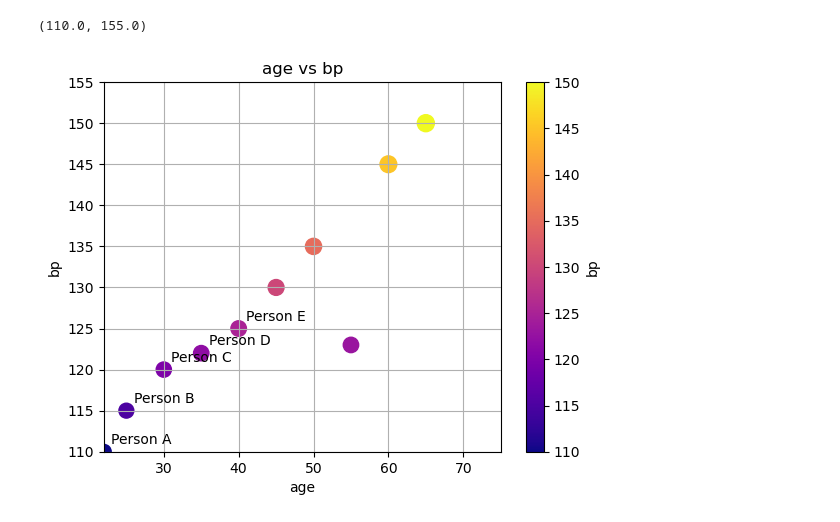
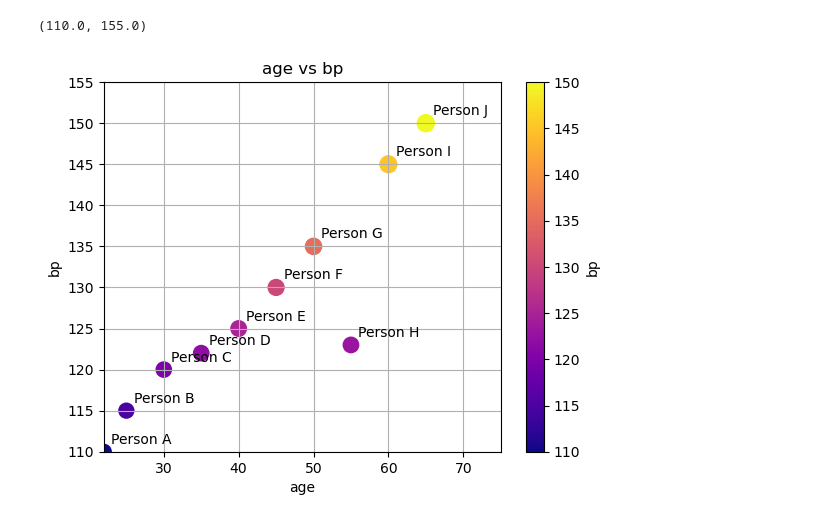
Before and after one commit to ShrutikaDandale/AIML, a Jupyter notebook: Data_Visualization1/Annotation.ipynb, the cells around one changed output. Cells and saved outputs as stored; diff of their text form; code cells hidden in the pictures.

Commit message:
Data Visualization

```diff
--- a/Data_Visualization1/Annotation.ipynb
+++ b/Data_Visualization1/Annotation.ipynb
@@ -2,29 +2,29 @@
 import matplotlib.pyplot as plt
 # %%
 # scatter plots
-people = ["Person A", "Person B", "Person C", "Person D", "Person E", ]
+people = ["Person A", "Person B", "Person C", "Person D", "Person E", "Person F", "Person G", "Person H", "Person I", "Person J"]
 
 age = [22, 25, 30, 35, 40, 45, 50, 55, 60, 65]
 bp = [110, 115, 120, 122, 125, 130, 135, 123, 145, 150]
 
 
 
 # customization on scatter plot
 # colourmap - available on google search for matplotlib colourmqp
 plt.scatter(age, bp, s=bp, cmap="plasma", c=bp) #colour, size=bp, marker=shpe figure, alpha=transparency
 plt.title("age vs bp")
 plt.xlabel("age")
 plt.ylabel("bp")
 
 plt.grid()
 plt.colorbar(label="bp")
 
 # annotation
 for i in range(len(people)):
     plt.annotate(people[i], xy=(age[i], bp[i]), xytext=(age[i]+1, bp[i]+1))
 
 plt.xlim(min(age), max(age)+10)
 plt.ylim(min(bp), max(bp)+5)
 # %% [output]
 (110.0, 155.0)
-[figure, old version]
+[figure, new version]
```
Also changed, not shown: 1 other file.
